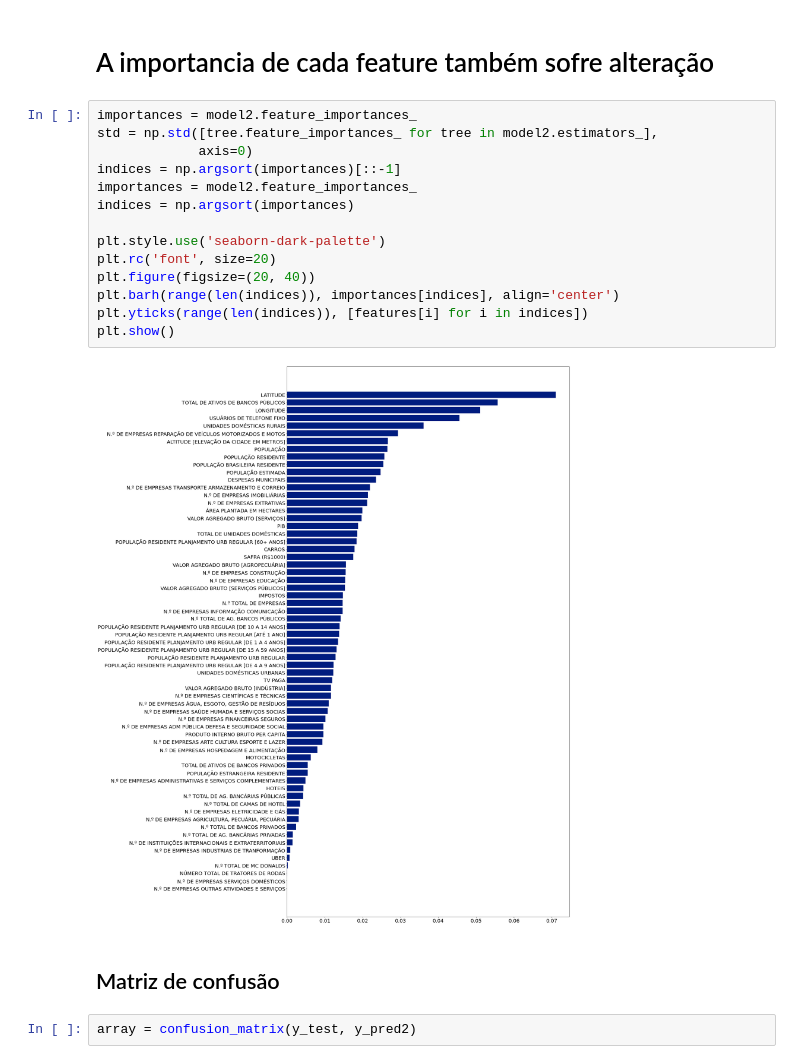
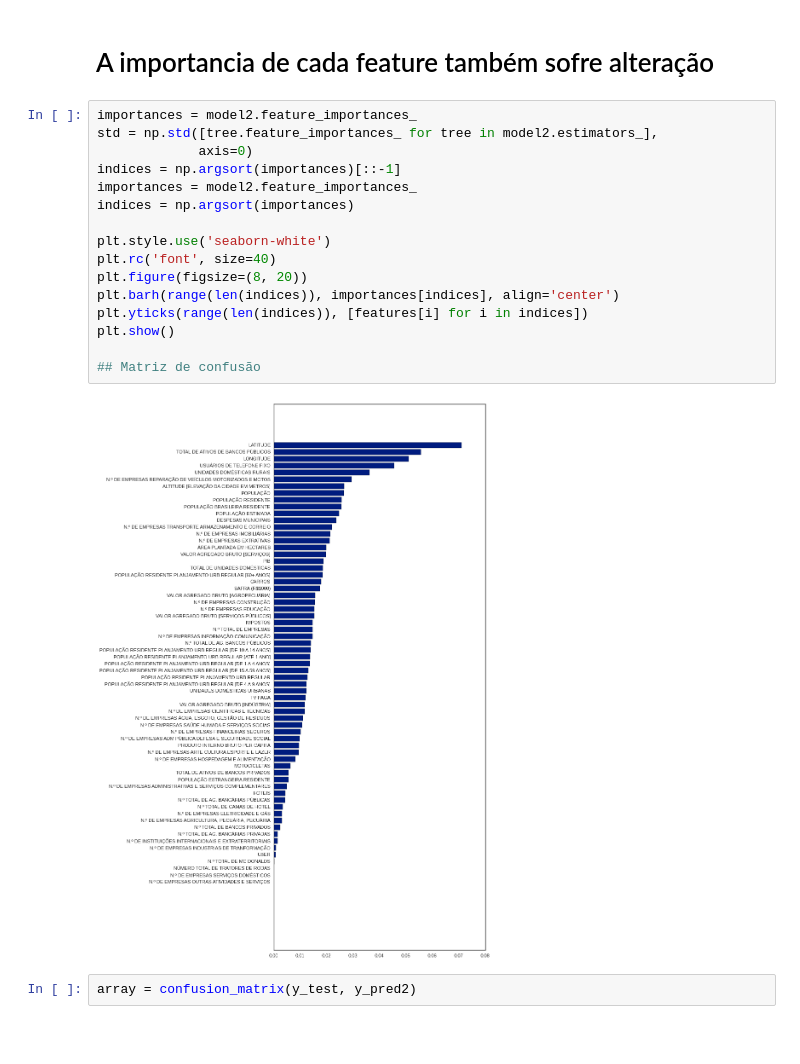
Before and after one commit to giovannabadaro/machine-learning-brazilian-cities, a Jupyter notebook: model.ipynb, the cells around one changed output. Cells and saved outputs as stored; diff of their text form; blank space fills up the shorter version.

```diff
--- a/model.ipynb
+++ b/model.ipynb
@@ -273,21 +253,21 @@ acuracia = 0.9291479820627803 , recall = 0.9291479820627803 , precisao = 0.92926
 # %%
 importances = model2.feature_importances_
 std = np.std([tree.feature_importances_ for tree in model2.estimators_],
              axis=0)
 indices = np.argsort(importances)[::-1]
 importances = model2.feature_importances_
 indices = np.argsort(importances)
 
-plt.style.use('seaborn-dark-palette')
-plt.rc('font', size=20)
-plt.figure(figsize=(20, 40))
+plt.style.use('seaborn-white')
+plt.rc('font', size=40)
+plt.figure(figsize=(8, 20))
 plt.barh(range(len(indices)), importances[indices], align='center')
 plt.yticks(range(len(indices)), [features[i] for i in indices])
 plt.show()
+
+## Matriz de confusão
 # %% [output]
-[figure, old version]
+[figure, new version]
-# %% [markdown]
-## Matriz de confusão
 # %%
 array = confusion_matrix(y_test, y_pred2)
 # %%
```
Also changed, not shown: parts of 2 cells of this notebook.
